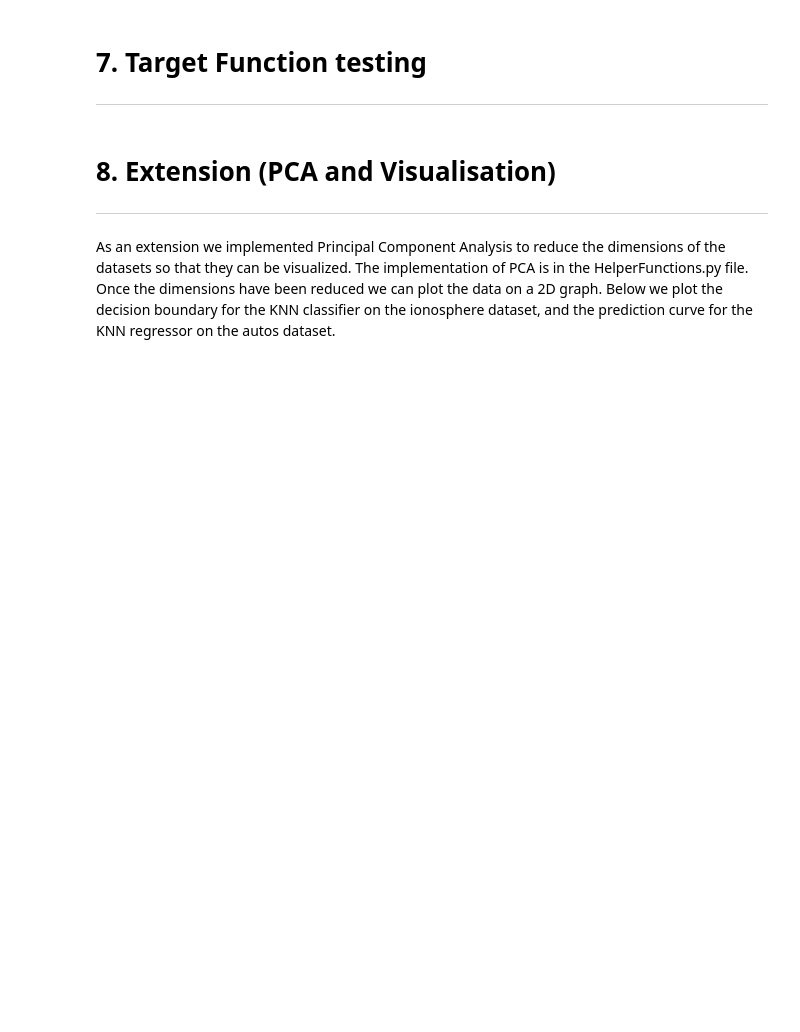
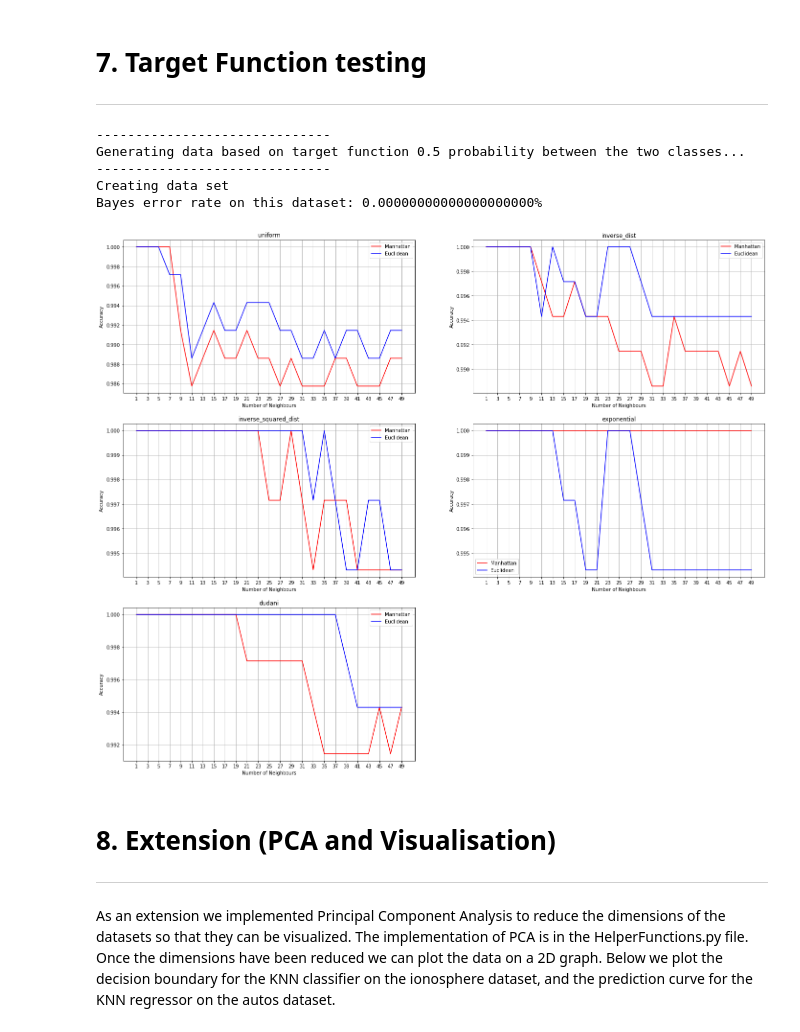
Before and after one commit to yinyuWu/COMP9417-Project, a Jupyter notebook: KNNwithNumpy/Testing.ipynb, the cells around one changed output. Saved outputs shown, nothing was run; the diff lists cells and outputs as text; code cells hidden in the pictures; blank space fills up the shorter version.

Commit message:
included target function tests

```diff
--- a/KNNwithNumpy/Testing.ipynb
+++ b/KNNwithNumpy/Testing.ipynb
@@ -232,3 +236,68 @@ ___
+# %%
+# Generate target functions
+#np.random.seed(201923)
+p = 0.5
+num_samples = 351
+num_f = 33
+
+# Target function for class 0
+mean0 = generate_mean(num_f)
+cov0 = generate_covariance_matrix(num_f)
+target0 = TargetFunction(mean0, cov0, num_f, 0)
+
+# Target function for class 1
+mean1 = generate_mean(num_f)
+cov1 = generate_covariance_matrix(num_f)
+target1 = TargetFunction(mean1, cov1, num_f, 1)
+
+print('------------------------------')
+print(f'Generating data based on target function {p} probability between the two classes...')
+
+# Generate the dataset
+class_0, class_1 = generate_dataset(p, num_samples, target0, target1)
+# print(class_0.shape, class_1.shape)
+# print(f'First 2 data points of class 0: \n{class_0[:2]}')
+# print(f'First 2 data points of class 1: \n{class_1[:2]}')
+
+print('------------------------------')
+print('Creating data set')
+X3, y3 = make_useable_dataset(class_0, 0, class_1, 1)
+# print(f'First 2 data points of x_data:\n{x_data[:2]}')
+# print(f'First 2 data points labels:\n{labels[:2]}')
+
+# Get Bayes error rate
+err = calc_bayes_error(X3, y3, target0, p, target1, (1-p))
+print(f'Bayes error rate on this dataset: {err*100:.20f}%')
+# %% [output]
+------------------------------
+Generating data based on target function 0.5 probability between the two classes...
+------------------------------
+Creating data set
+Bayes error rate on this dataset: 0.00000000000000000000%
+# %%
+# Plot graphs that compare the performance of the classifier on the generated dataset over a range of hyperparameters
+
+# Range of k values to test
+k_range = range(1, 50, 2)
+
+# Weighting functions to test
+weight_functions = [uniform, inverse_dist, inverse_squared_dist, exponential, dudani]
+
+# Evaluate the classifier for different weighting functions
+plt.figure(figsize=(24, 20))
+for i in range(len(weight_functions)):
+    manhattan_accuracies, euclidean_accuracies = get_model_results(SimpleKNNClassifier, k_range, weight_functions[i], X3, y3)
+    plt.subplot(3, 2, i + 1)
+    plt.plot(k_range, manhattan_accuracies, 'r-', label='Manhattan')
+    plt.plot(k_range, euclidean_accuracies, 'b-', label='Euclidean')
+    plt.xlabel('Number of Neighbours')
+    plt.ylabel('Accuracy')
+    plt.xticks(k_range)
+    plt.title(weight_functions[i].__name__)
+    plt.grid()
+    plt.legend()
+# %% [output]
+[figure, added]
 # %% [markdown]
 # 8. Extension (PCA and Visualisation)
 ___
```
Also changed, not shown: parts of 3 cells of this notebook, 1 other file.
